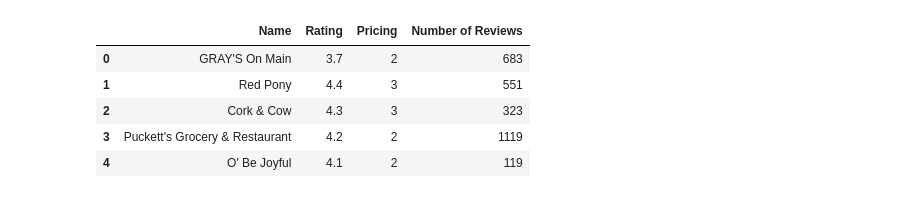
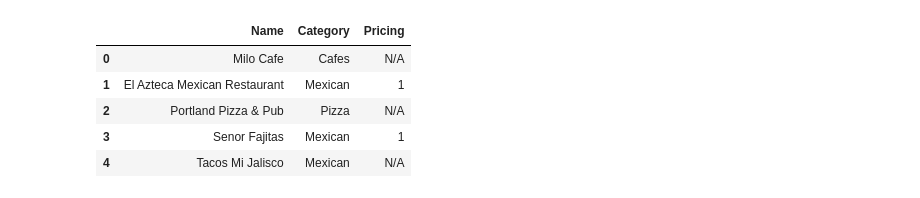
Before and after one commit to caelwillis/group-3-proj-3, a Jupyter notebook: yelp_api.ipynb, the cells around one changed output. Saved outputs shown, nothing was run; the diff lists cells and outputs as text; code cells hidden in the pictures.

```diff
--- a/yelp_api.ipynb
+++ b/yelp_api.ipynb
@@ -116,44 +203,28 @@ nashville_category_df.head()
 # %%
-# adding API results to a dataframe
-
-franklin_params = {
-    'latitude': 35.9250,
-    'longitude': -86.8697,
-    'radius': 10000,
-    'categories': 'restaurants',
-    'limit': 50
-}
-
-franklin_response = requests.get(url, headers=headers, params=franklin_params)
-
-# creating empty lists for data frame
-franklin_results = {'Name': [], 'Rating': [], 'Pricing': [], 'Number of Reviews': []}
+# creating dataframe of restaurant categories
+portland_category_results = {'Name': [], 'Category': [], 'Pricing': []}
 
 # Check if the response was successful
-if franklin_response.status_code == 200:
-    # Parse the JSON response
-    franklin_data = franklin_response.json().get('businesses', [])
+if portland_response.status_code == 200:
 
     # Loop through each restaurant
-    for f in franklin_data:
-        franklin_results['Name'].append(f['name'])
-        franklin_results['Rating'].append(f['rating'])
-        # Check if 'price' key exists in the data
-        if 'price' in f:
-            franklin_results['Pricing'].append(len(f['price']))
+    for p in portland_data:
+        portland_category_results['Name'].append(p['name'])
+        portland_category_results['Category'].append(p['categories'][0]['title'])
+        if 'price' in p:
+            portland_category_results['Pricing'].append(len(p['price']))
         else:
-            franklin_results['Pricing'].append('N/A')
-        franklin_results['Number of Reviews'].append(f['review_count'])
+            portland_category_results['Pricing'].append('N/A')
 
-franklin_restaurant_info_df = pd.DataFrame(franklin_results)
+portland_category_df = pd.DataFrame(portland_category_results)
 
-franklin_restaurant_info_df.to_csv('franklin-restaurant-info.csv', index=False)
+portland_category_df.to_csv('raw_data/portland-restaurant-categories.csv', index=False)
 
-franklin_restaurant_info_df.head()
+portland_category_df.head()
 # %% [output]
-|  | Name | Rating | Pricing | Number of Reviews |
-| 0 | GRAY'S On Main | 3.7 | 2 | 683 |
-| 1 | Red Pony | 4.4 | 3 | 551 |
-| 2 | Cork & Cow | 4.3 | 3 | 323 |
-| 3 | Puckett's Grocery & Restaurant | 4.2 | 2 | 1119 |
-| 4 | O' Be Joyful | 4.1 | 2 | 119 |
+|  | Name | Category | Pricing |
+| 0 | Milo Cafe | Cafes | N/A |
+| 1 | El Azteca Mexican Restaurant | Mexican | 1 |
+| 2 | Portland Pizza & Pub | Pizza | N/A |
+| 3 | Senor Fajitas | Mexican | 1 |
+| 4 | Tacos Mi Jalisco | Mexican | N/A |
```
Also changed, not shown: parts of 28 cells of this notebook, 12 other files.
